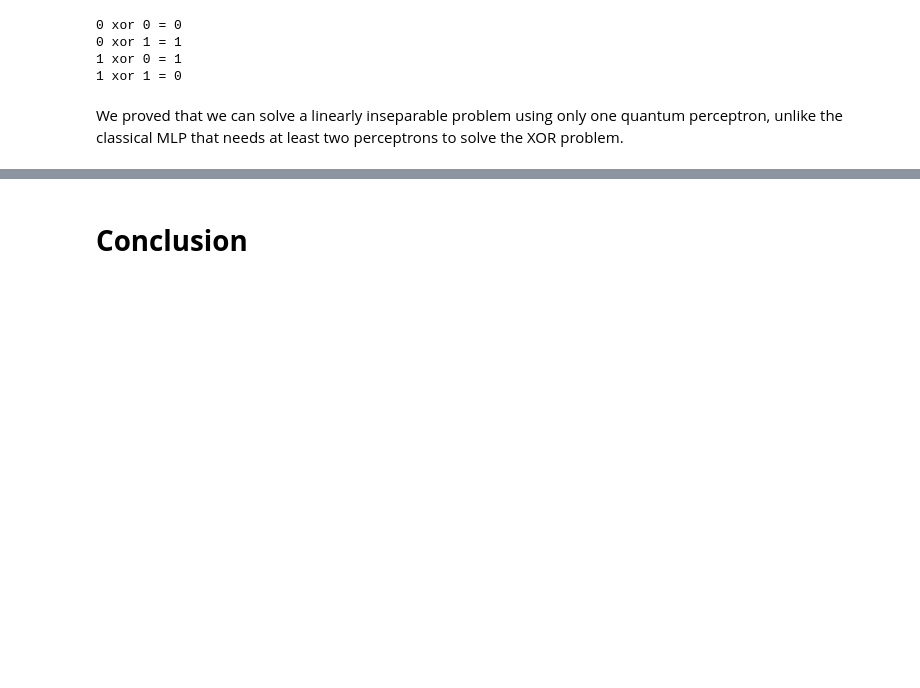
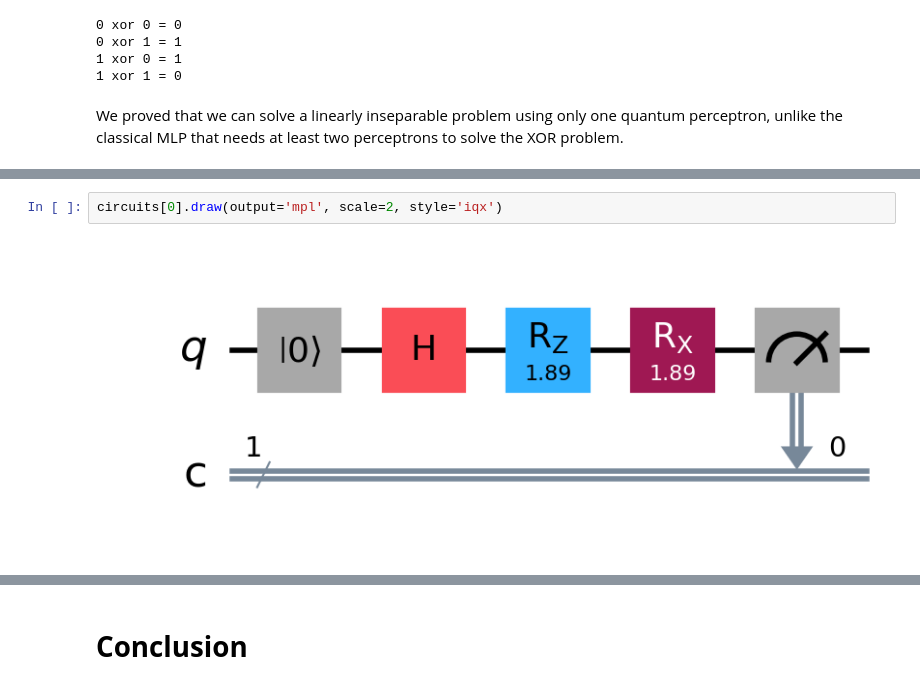
Before and after one commit to MrBrown23/QuantumComputingTests, a Jupyter notebook: Quantum Perceptron/quantum_perceptron_on_xor.ipynb, the cells around one changed output, grey strips where cells are left out. Saved outputs shown, nothing was run; the diff lists cells and outputs as text; blank space fills up the shorter version.

```diff
--- a/Quantum Perceptron/quantum_perceptron_on_xor.ipynb
+++ b/Quantum Perceptron/quantum_perceptron_on_xor.ipynb
@@ -179,0 +177,4 @@ We proved that we can solve a linearly inseparable problem using only one quantu
+# %%
+circuits[0].draw(output='mpl', scale=2, style='iqx')
+# %% [output]
+[figure, added]
```
Also changed, not shown: parts of 15 cells of this notebook.
